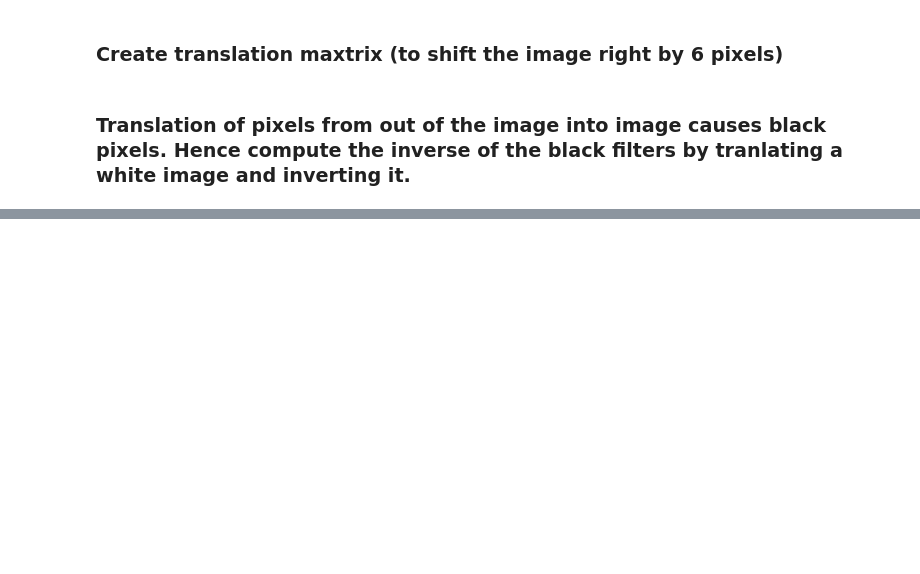
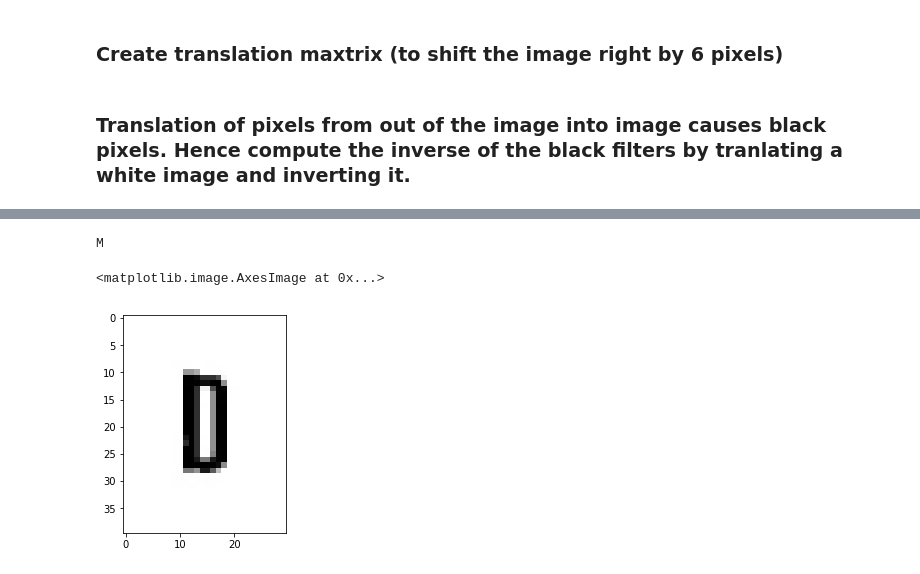
Before and after one commit to gopik/cnn, a Jupyter notebook: ipython/scratch.ipynb, the cells around one changed output, grey strips where cells are left out. Cells and saved outputs as stored; diff of their text form; code cells hidden in the pictures; blank space fills up the shorter version.

```diff
--- a/ipython/scratch.ipynb
+++ b/ipython/scratch.ipynb
@@ -202,0 +132,2 @@ ValueError: non-integer arg 1 for randrange()
+# %%
+f = tmp.Frame(orginal_dir_list[0])
@@ -202,0 +146,3 @@ ValueError: non-integer arg 1 for randrange()
+# %%
+crops = f.get_orig_crop()
+k = list(crops)[0]
@@ -202,0 +171,6 @@ ValueError: non-integer arg 1 for randrange()
+# %%
+(cat, orig, img) = crops[k]
+# %%
+print(cat)
+# %% [output]
+M
@@ -202,0 +179,5 @@ ValueError: non-integer arg 1 for randrange()
+# %%
+pyplot.imshow(img, cmap='gray')
+# %% [output]
+<matplotlib.image.AxesImage at 0x...>
+[figure, added]
```
Also changed, not shown: parts of 46 cells of this notebook, 2 other files.
